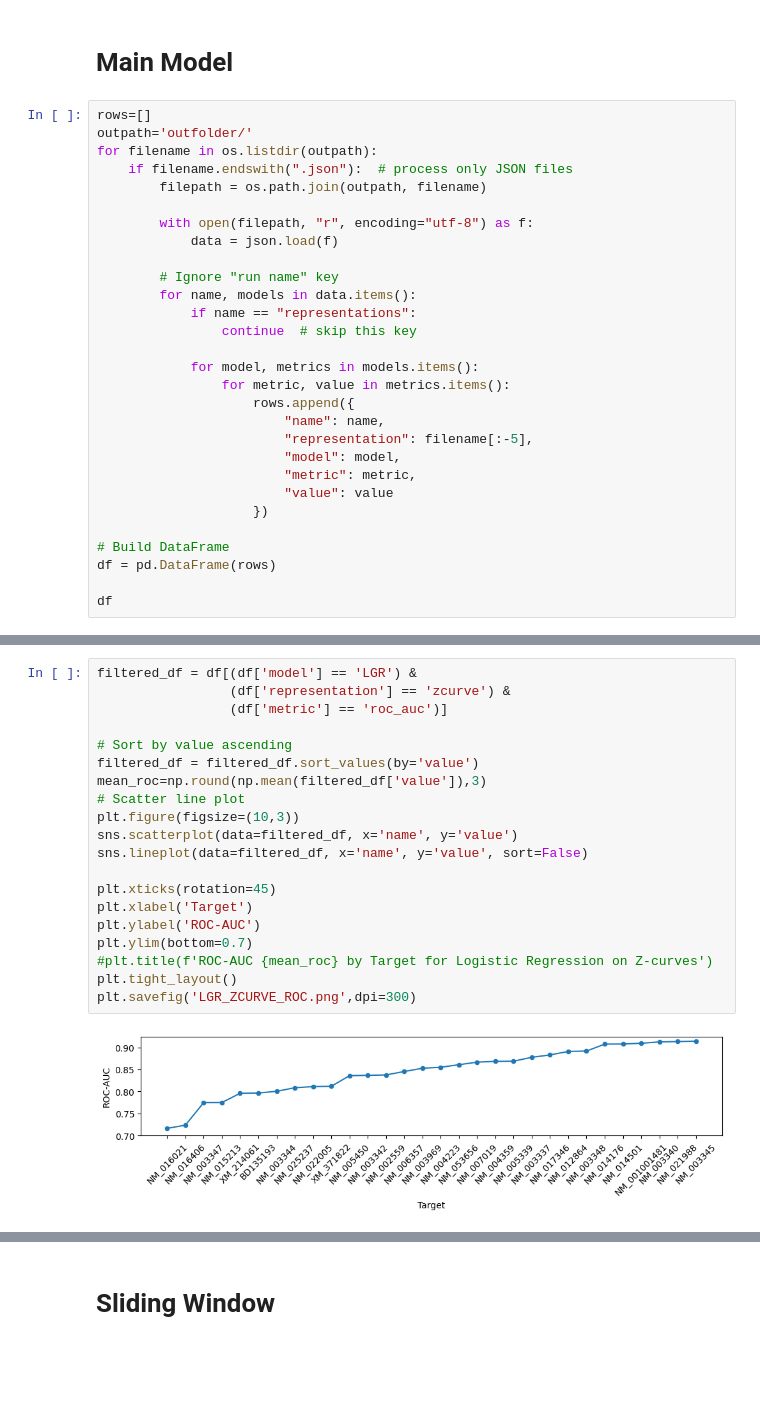
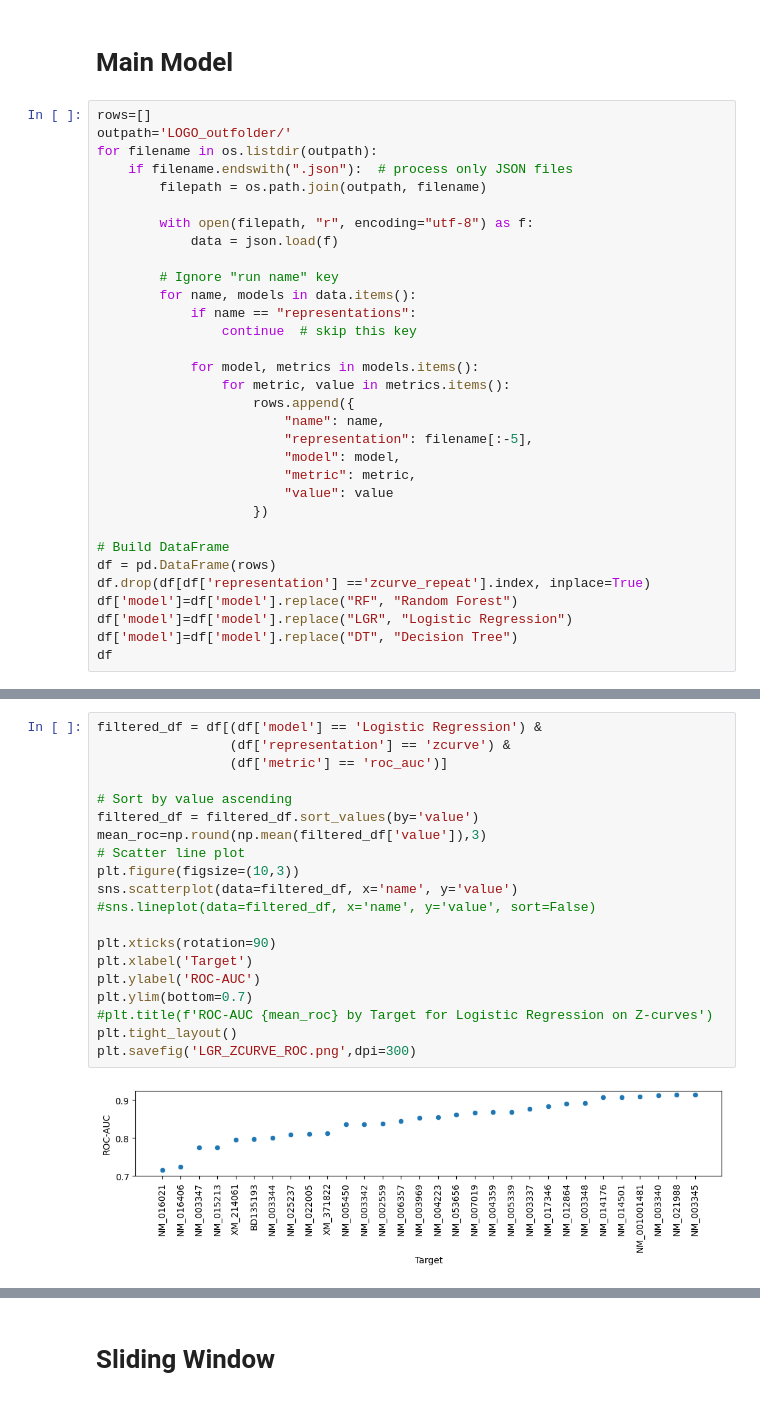
Before and after one commit to apkrfi/unMod-siRNA-Pred, a Jupyter notebook: Check_Performance.ipynb, the cells around one changed output, grey strips where cells are left out. Cells and saved outputs as stored; diff of their text form; blank space fills up the shorter version.

```diff
--- a/Check_Performance.ipynb
+++ b/Check_Performance.ipynb
@@ -13,7 +13,7 @@ from statsmodels.formula.api import mixedlm
 # Main Model
 # %%
 rows=[]
-outpath='outfolder/'
+outpath='LOGO_outfolder/'
 for filename in os.listdir(outpath):
     if filename.endswith(".json"):  # process only JSON files
         filepath = os.path.join(outpath, filename)
@@ -38,7 +38,10 @@ for filename in os.listdir(outpath):
 
 # Build DataFrame
 df = pd.DataFrame(rows)
-
+df.drop(df[df['representation'] =='zcurve_repeat'].index, inplace=True)
+df['model']=df['model'].replace("RF", "Random Forest")
+df['model']=df['model'].replace("LGR", "Logistic Regression")
+df['model']=df['model'].replace("DT", "Decision Tree")
 df
 # %% [output]
 |  | name | representation | model | metric | value |
@@ -136,23 +139,23 @@ plt.savefig('PR-AUC.png',dpi=300)
 # %%
-filtered_df = df[(df['model'] == 'LGR') &
+filtered_df = df[(df['model'] == 'Logistic Regression') &
                  (df['representation'] == 'zcurve') &
                  (df['metric'] == 'roc_auc')]
 
 # Sort by value ascending
 filtered_df = filtered_df.sort_values(by='value')
 mean_roc=np.round(np.mean(filtered_df['value']),3)
 # Scatter line plot
 plt.figure(figsize=(10,3))
 sns.scatterplot(data=filtered_df, x='name', y='value')
-sns.lineplot(data=filtered_df, x='name', y='value', sort=False)
+#sns.lineplot(data=filtered_df, x='name', y='value', sort=False)
 
-plt.xticks(rotation=45)
+plt.xticks(rotation=90)
 plt.xlabel('Target')
 plt.ylabel('ROC-AUC')
 plt.ylim(bottom=0.7)
 #plt.title(f'ROC-AUC {mean_roc} by Target for Logistic Regression on Z-curves')
 plt.tight_layout()
 plt.savefig('LGR_ZCURVE_ROC.png',dpi=300)
 # %% [output]
-[figure, old version]
+[figure, new version]
 # %%
```
Also changed, not shown: parts of 8 cells of this notebook, 9 other files.
